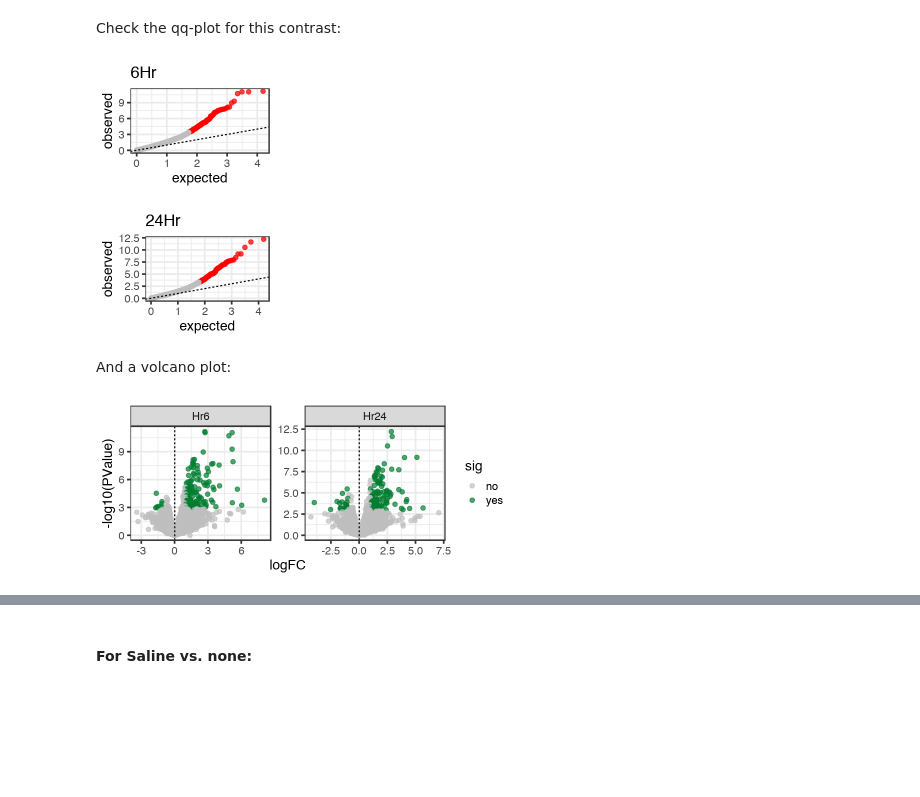
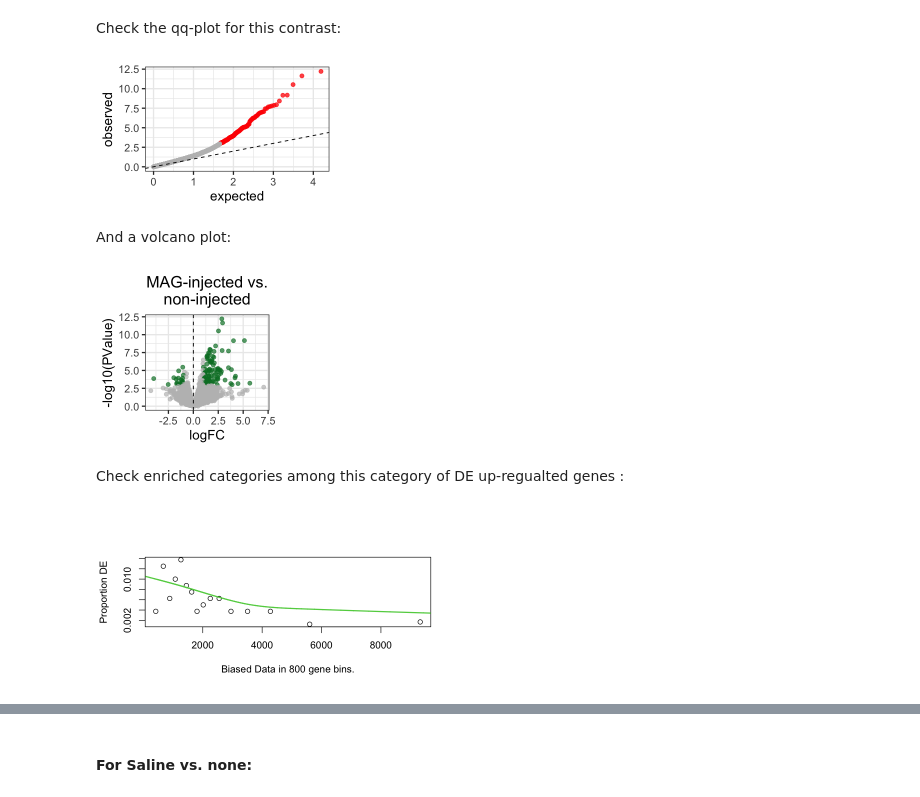
Before and after one commit to YazBraimah/Aegypti_MAG_Saline_RNAseq, a Jupyter notebook: Analysis.ipynb, the cells around one changed output, grey strips where cells are left out. Cells and saved outputs as stored; diff of their text form; code cells hidden in the pictures; blank space fills up the shorter version.

```diff
--- a/Analysis.ipynb
+++ b/Analysis.ipynb
@@ -832,8 +837,0 @@ nrow(subset(Ae_Ftest.Hr6.MAG.vs.Saline.tTags.table, sig == "yes"))
-# %%
-# 24 hour
-Ae_Ftest.Hr24.MAG.vs.Saline <- glmQLFTest(dgeList_Amaro_Ae_sample_fit, contrast = Ae_MAG.vs.Ae_saline[,"Hr24"])
-Ae_Ftest.Hr24.MAG.vs.Saline.tTags <- topTags(Ae_Ftest.Hr24.MAG.vs.Saline, n = NULL)
-Ae_Ftest.Hr24.MAG.vs.Saline.tTags.table <- Ae_Ftest.Hr24.MAG.vs.Saline.tTags$table
-Ae_Ftest.Hr24.MAG.vs.Saline.tTags.table$sig = ifelse(Ae_Ftest.Hr24.MAG.vs.Saline.tTags.table$FDR < 0.05, "yes", "no")
-Ae_Ftest.Hr24.MAG.vs.Saline.tTags.table$time = "Hr24"
-nrow(subset(Ae_Ftest.Hr24.MAG.vs.Saline.tTags.table, sig == "yes"))
@@ -842,13 +838,9 @@ nrow(subset(Ae_Ftest.Hr24.MAG.vs.Saline.tTags.table, sig == "yes"))
 # %% [markdown]
 Output tables:
 # %%
-tmp6_Ae <- subset(Ae_Ftest.Hr6.MAG.vs.Saline.tTags.table, sig == "yes")
-tmp6_Ae$direction <- ifelse(tmp6_Ae$logFC > 0, "up-regulated", "down-regulated")
 tmp24_Ae <- subset(Ae_Ftest.Hr24.MAG.vs.Saline.tTags.table, sig == "yes")
 tmp24_Ae$direction <- ifelse(tmp24_Ae$logFC > 0, "up-regulated", "down-regulated")
-Ae_MAG.vs.Saline_DE_genes <- rbind(tmp6_Ae, tmp24_Ae)
-write.table(Ae_MAG.vs.Saline_DE_genes, "Results/Tables/Ae_MAG.vs.Ae_Saline_DE_genes.txt", quote = F, row.names = F, sep = "\t")
-rm(tmp6_Ae, tmp24_Ae)
+Ae_MAG.vs.Saline_DE_genes <- rbind(tmp24_Ae)
 # %% [markdown]
 Check the qq-plot for this contrast:
 # %%
@@ -961,10 +952,10 @@ Saving 7 x 7 in image
 # %% [markdown]
 #### For MAG vs. none:
 # %%
-Ae_Ftest.Hr6.MAG.vs.none <- glmQLFTest(dgeList_Amaro_Ae_sample_fit, contrast = Ae_MAG.vs.Ae_none[,"Hr6"])
-Ae_Ftest.Hr6.MAG.vs.none.tTags <- topTags(Ae_Ftest.Hr6.MAG.vs.none, n = NULL)
-Ae_Ftest.Hr6.MAG.vs.none.tTags.table <- Ae_Ftest.Hr6.MAG.vs.none.tTags$table
-Ae_Ftest.Hr6.MAG.vs.none.tTags.table$sig = ifelse(Ae_Ftest.Hr6.MAG.vs.none.tTags.table$FDR < 0.05 & (Ae_Ftest.Hr6.MAG.vs.none.tTags.table$logFC > 1 | Ae_Ftest.Hr6.MAG.vs.none.tTags.table$logFC < -1), "yes", "no")
-Ae_Ftest.Hr6.MAG.vs.none.tTags.table$time = "Hr6"
-nrow(subset(Ae_Ftest.Hr6.MAG.vs.none.tTags.table, sig == "yes"))
+Ae_Ftest.Hr24.MAG.vs.none <- glmQLFTest(dgeList_Amaro_Ae_sample_fit, contrast = Ae_MAG.vs.Ae_none[,"Hr24"])
+Ae_Ftest.Hr24.MAG.vs.none.tTags <- topTags(Ae_Ftest.Hr24.MAG.vs.none, n = NULL)
+Ae_Ftest.Hr24.MAG.vs.none.tTags.table <- Ae_Ftest.Hr24.MAG.vs.none.tTags$table
+Ae_Ftest.Hr24.MAG.vs.none.tTags.table$sig = ifelse(Ae_Ftest.Hr24.MAG.vs.none.tTags.table$FDR < 0.05 & abs(Ae_Ftest.Hr24.MAG.vs.none.tTags.table$logFC) > 1, "yes", "no")
+Ae_Ftest.Hr24.MAG.vs.none.tTags.table$time = "Hr24"
+nrow(subset(Ae_Ftest.Hr24.MAG.vs.none.tTags.table, sig == "yes"))
 # %% [output]
@@ -972,7 +962,0 @@ nrow(subset(Ae_Ftest.Hr6.MAG.vs.none.tTags.table, sig == "yes"))
-# %%
-Ae_Ftest.Hr24.MAG.vs.none <- glmQLFTest(dgeList_Amaro_Ae_sample_fit, contrast = Ae_MAG.vs.Ae_none[,"Hr24"])
-Ae_Ftest.Hr24.MAG.vs.none.tTags <- topTags(Ae_Ftest.Hr24.MAG.vs.none, n = NULL)
-Ae_Ftest.Hr24.MAG.vs.none.tTags.table <- Ae_Ftest.Hr24.MAG.vs.none.tTags$table
-Ae_Ftest.Hr24.MAG.vs.none.tTags.table$sig = ifelse(Ae_Ftest.Hr24.MAG.vs.none.tTags.table$FDR < 0.05 & (Ae_Ftest.Hr24.MAG.vs.none.tTags.table$logFC > 1 | Ae_Ftest.Hr24.MAG.vs.none.tTags.table$logFC < -1), "yes", "no")
-Ae_Ftest.Hr24.MAG.vs.none.tTags.table$time = "Hr24"
-nrow(subset(Ae_Ftest.Hr24.MAG.vs.none.tTags.table, sig == "yes"))
@@ -991,26 +969,36 @@ rm(tmp6_Ae, tmp24_Ae)
 # %% [markdown]
 Check the qq-plot for this contrast:
 # %%
-options(repr.plot.width = 3, repr.plot.height = 2.2)
-ggplot.qq(Ae_Ftest.Hr6.MAG.vs.none.tTags.table$PValue, hit.idx = which(Ae_Ftest.Hr6.MAG.vs.none.tTags.table$FDR < 0.05 & (Ae_Ftest.Hr6.MAG.vs.none.tTags.table$logFC > 1 | Ae_Ftest.Hr6.MAG.vs.none.tTags.table$logFC < -1))) + ggtitle("6Hr")
-ggplot.qq(Ae_Ftest.Hr24.MAG.vs.none.tTags.table$PValue, hit.idx = which(Ae_Ftest.Hr24.MAG.vs.none.tTags.table$FDR < 0.05 & (Ae_Ftest.Hr24.MAG.vs.none.tTags.table$logFC > 1 | Ae_Ftest.Hr24.MAG.vs.none.tTags.table$logFC < -1))) + ggtitle("24Hr")
+options(repr.plot.width = 4, repr.plot.height = 2.5)
+ggplot.qq(Ae_Ftest.Hr24.MAG.vs.none.tTags.table$PValue, hit.idx = which(Ae_Ftest.Hr24.MAG.vs.none.tTags.table$FDR < 0.05 & abs(Ae_Ftest.Hr24.MAG.vs.none.tTags.table$logFC))) + ggsave("Results/Manuscript_figures/MAG_v_none_qqplot.pdf", width = 4, height = 2.5)
 # %% [output]
-[figure, old version]
+[figure, new version]
-[figure, removed]
 # %% [markdown]
 And a volcano plot:
 # %%
-Ae_Ftest.MAG.vs.none.tTags.table = rbind(Ae_Ftest.Hr6.MAG.vs.none.tTags.table, Ae_Ftest.Hr24.MAG.vs.none.tTags.table)
+Ae_Ftest.MAG.vs.none.tTags.table = rbind(Ae_Ftest.Hr24.MAG.vs.none.tTags.table)
 Ae_Ftest.MAG.vs.none.tTags.table$comparison = "MAG.vs.none"
-Ae_Ftest.MAG.vs.none.tTags.table$time = factor(Ae_Ftest.MAG.vs.none.tTags.table$time, levels = c("Hr6", "Hr24"))
+Ae_Ftest.MAG.vs.none.tTags.table$time = factor(Ae_Ftest.MAG.vs.none.tTags.table$time, levels = c("Hr24"))
 
-options(repr.plot.width = 7, repr.plot.height = 3)
-ggplot(Ae_Ftest.MAG.vs.none.tTags.table, aes(logFC, -log10(PValue), colour = sig)) +
+options(repr.plot.width = 3, repr.plot.height = 3)
+(ggplot(Ae_Ftest.MAG.vs.none.tTags.table, aes(logFC, -log10(PValue), colour = sig)) +
     geom_point(alpha = 0.7, size = 2) +
-    facet_wrap(~time, scales = "free") +
+#     facet_wrap(~time, scales = "free") +
 #     theme_monokai_full() +
     scale_colour_manual(values = c("grey", "#007d30")) +
-    geom_vline(xintercept = 0, linetype = "dashed", colour = "black")
-ggsave("Results/Figures/Ae_MAG.vs.Ae_none_VolcanoPlots.pdf", width = 5, height = 3)
+    ggtitle("MAG-injected vs.\nnon-injected") +
+    theme(plot.title = element_text(hjust = 0.5), legend.position = "none") +
+    geom_vline(xintercept = 0, linetype = "dashed", colour = "black") -> Ae_MAG_volcano)
+# ggsave("Results/Figures/Ae_MAG.vs.Ae_none_VolcanoPlots.pdf", width = 5, height = 3)
 # %% [output]
-[figure, old version]
+[figure, new version]
+# %% [markdown]
+Check enriched categories among this category of DE up-regualted genes :
+# %%
+# build pwf based on ALL DE features
+options(repr.plot.width = 6, repr.plot.height = 3)
+cat_genes_vec = as.integer(features_with_GO %in% filter(Ae_Ftest.Hr24.MAG.vs.none.tTags.table, sig == "yes" & logFC > 0)$GeneID)
+pwf=nullp(cat_genes_vec,bias.data=lengths_features_with_GO)
+rownames(pwf) = names(GO_info_listed)
+# %% [output]
+[figure, added]
```
Also changed, not shown: parts of 143 cells of this notebook.
